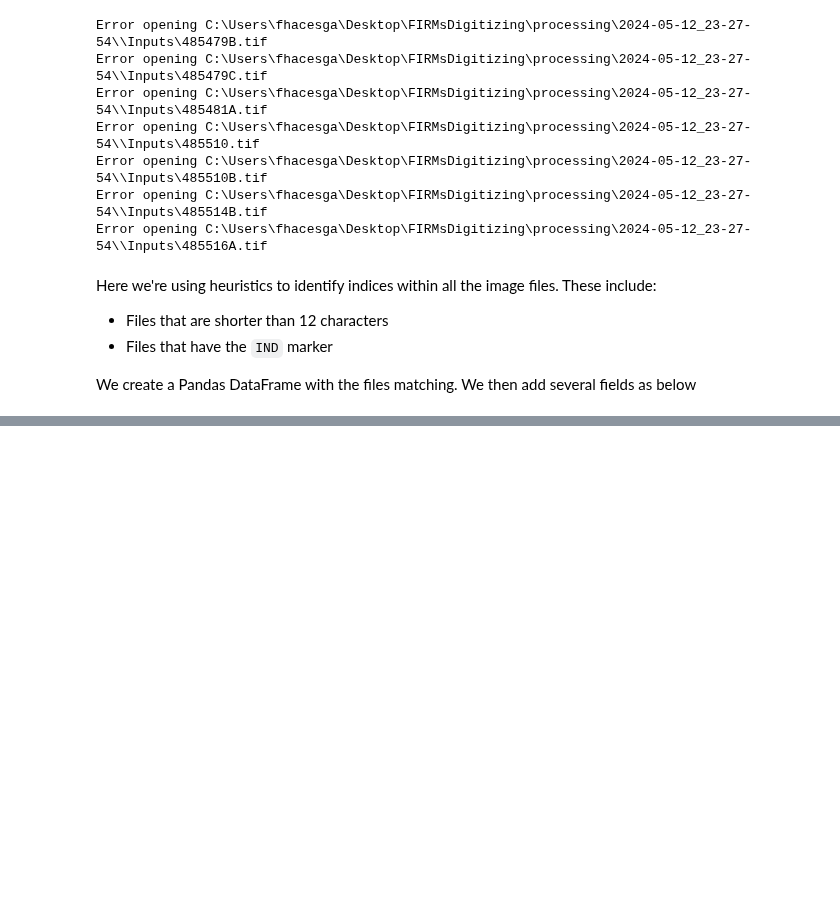
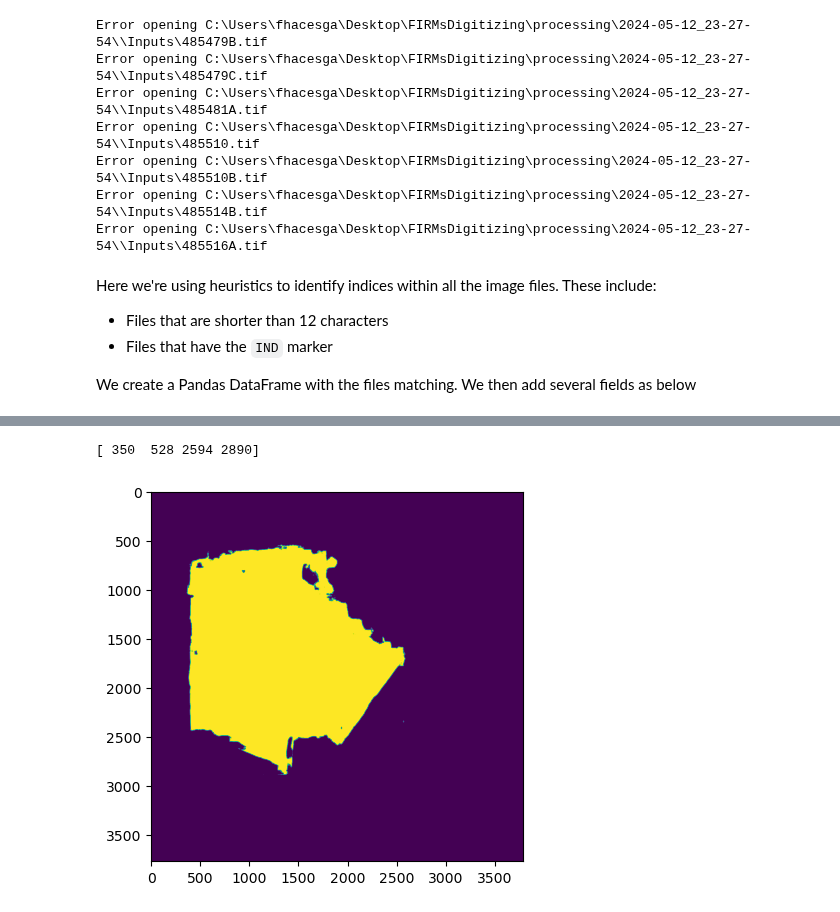
Before and after one commit to f-haces/RECTDNN, a Jupyter notebook: IndexGeoreferencing.ipynb, the cells around one changed output, grey strips where cells are left out. Saved outputs shown, nothing was run; the diff lists cells and outputs as text; code cells hidden in the pictures; blank space fills up the shorter version.

```diff
--- a/IndexGeoreferencing.ipynb
+++ b/IndexGeoreferencing.ipynb
@@ -364,0 +376,5 @@ KeyboardInterrupt:
+# %%
+plt.imshow(dnn_outputs['countyArea'][:, :, 1])
+# %% [output]
+[ 350  528 2594 2890]
+[figure, added]
```
Also changed, not shown: parts of 2 cells of this notebook.
